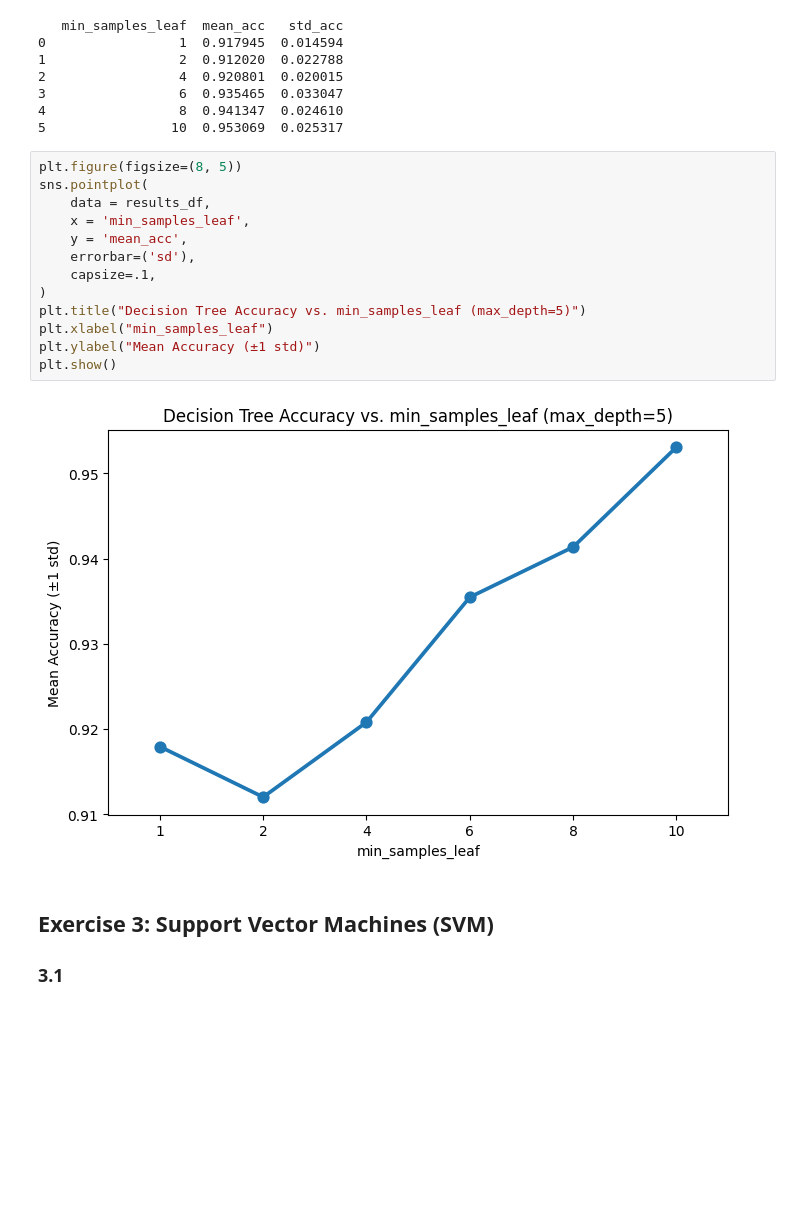
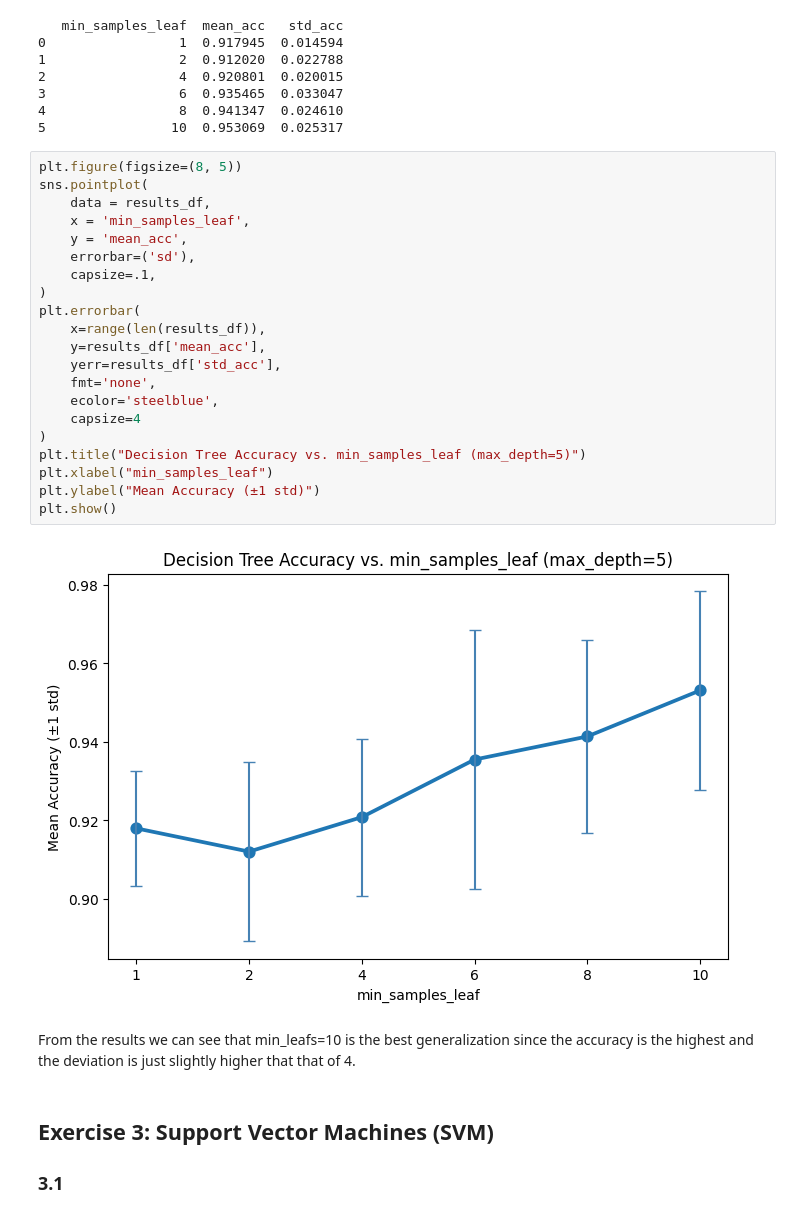
Before and after one commit to Thomabal/machinelearning2, a Jupyter notebook: Oblig2.ipynb, the cells around one changed output. Saved outputs shown, nothing was run; the diff lists cells and outputs as text; blank space fills up the shorter version.

```diff
--- a/Oblig2.ipynb
+++ b/Oblig2.ipynb
@@ -222,18 +240,28 @@ print(results_df)
 # %%
 plt.figure(figsize=(8, 5))
 sns.pointplot(
     data = results_df,
     x = 'min_samples_leaf',
     y = 'mean_acc',
     errorbar=('sd'),
     capsize=.1,
 )
+plt.errorbar(
+    x=range(len(results_df)),
+    y=results_df['mean_acc'],
+    yerr=results_df['std_acc'],
+    fmt='none',
+    ecolor='steelblue',
+    capsize=4
+)
 plt.title("Decision Tree Accuracy vs. min_samples_leaf (max_depth=5)")
 plt.xlabel("min_samples_leaf")
 plt.ylabel("Mean Accuracy (±1 std)")
 plt.show()
 # %% [output]
-[figure, old version]
+[figure, new version]
+# %% [markdown]
+From the results we can see that min_leafs=10 is the best generalization since the accuracy is the highest and the deviation is just slightly higher that that of 4.
 # %% [markdown]
 ## Exercise 3: Support Vector Machines (SVM)
 
```
Also changed, not shown: parts of 20 cells of this notebook.
